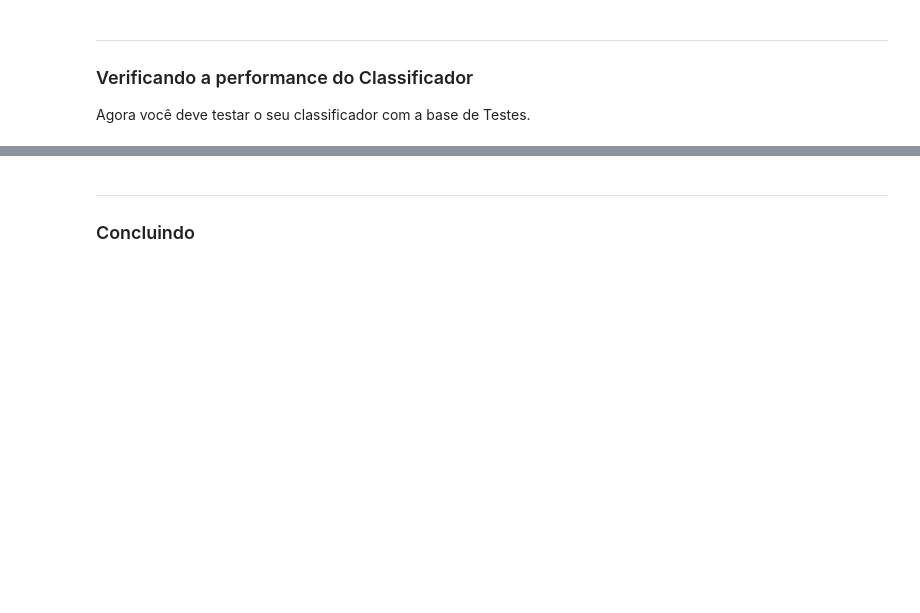
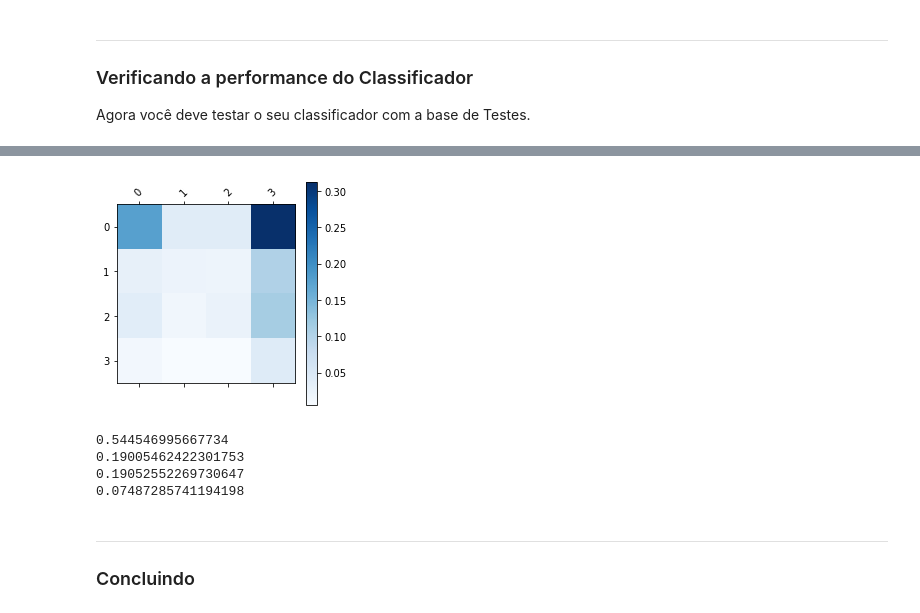
Before and after one commit to RMKahn/Naive-Bayes, a Jupyter notebook: Projeto_1.ipynb, the cells around one changed output, grey strips where cells are left out. Cells and saved outputs as stored; diff of their text form; code cells hidden in the pictures; blank space fills up the shorter version.

```diff
--- a/Projeto_1.ipynb
+++ b/Projeto_1.ipynb
@@ -144,6 +147,7 @@ irrelevante_limpa = tt_split(irrelevante, 'Treinamento')
 elogio_limpa = tt_split(elogio, 'Treinamento')
 critica_limpa = tt_split(critica, 'Treinamento')
 sugestao_limpa = tt_split(sugestao, 'Treinamento')
+todos_limpa = tt_split(filtro, 'Treinamento')
 #Testando
 elogio_limpa.head(10)
 # %% [output]
@@ -175,6 +179,7 @@ irrelevante_separada = palavras(irrelevante_limpa)
 elogio_separada = palavras(elogio_limpa)
 critica_separada = palavras(critica_limpa)
 sugestao_separada = palavras(sugestao_limpa)
+todos_separada = palavras(todos_limpa)
 #Testando
 elogio_separada.head(10)
 # %% [output]
@@ -195,6 +200,7 @@ freq_irrelevante = irrelevante_separada.value_counts()
 freq_elogio = elogio_separada.value_counts()
 freq_critica = critica_separada.value_counts()
 freq_sugestao = sugestao_separada.value_counts()
+freq_todos = todos_separada.value_counts()
 #Testando
 freq_elogio.head(10)
 # %% [output]
@@ -248,0 +355,3 @@ def multiplica(Lista) :
+# %%
+matrix = pd.crosstab(teste['Classificacao'], teste['Bot'], normalize = True)
+matrix
@@ -249,3 +365,26 @@ def multiplica(Lista) :
+# %%
+#Criando função para plotar o gráfico
+def plot_confusion_matrix(df_confusion, cmap=plt.cm.Blues):
+    plt.matshow(df_confusion, cmap=cmap) # imshow
+    plt.colorbar()
+    tick_marks = np.arange(len(df_confusion.columns))
+    plt.xticks(tick_marks, df_confusion.columns, rotation=45)
+    plt.yticks(tick_marks, df_confusion.index)
+
+#Plotando o gráfico
+plot_confusion_matrix(matrix)
+# %% [output]
+[figure, added]
+# %%
+print((sum(freq_irrelevante)/sum(freq_todos)))
+print((sum(freq_elogio)/sum(freq_todos)))
+print((sum(freq_critica)/sum(freq_todos)))
+print((sum(freq_sugestao)/sum(freq_todos)))
+# %% [output]
+0.544546995667734
+0.19005462422301753
+0.19052552269730647
+0.07487285741194198
 # %% [markdown]
 ___
 ### Concluindo
```
Also changed, not shown: parts of 5 cells of this notebook.
